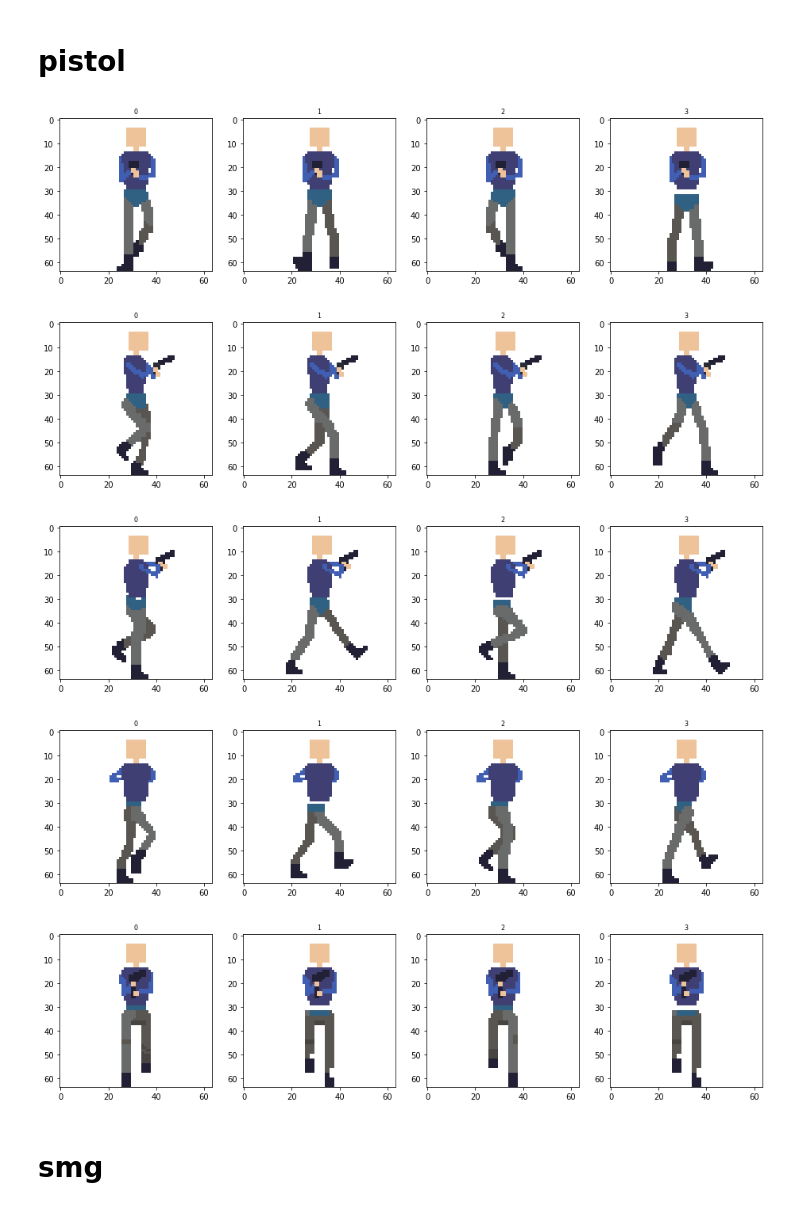
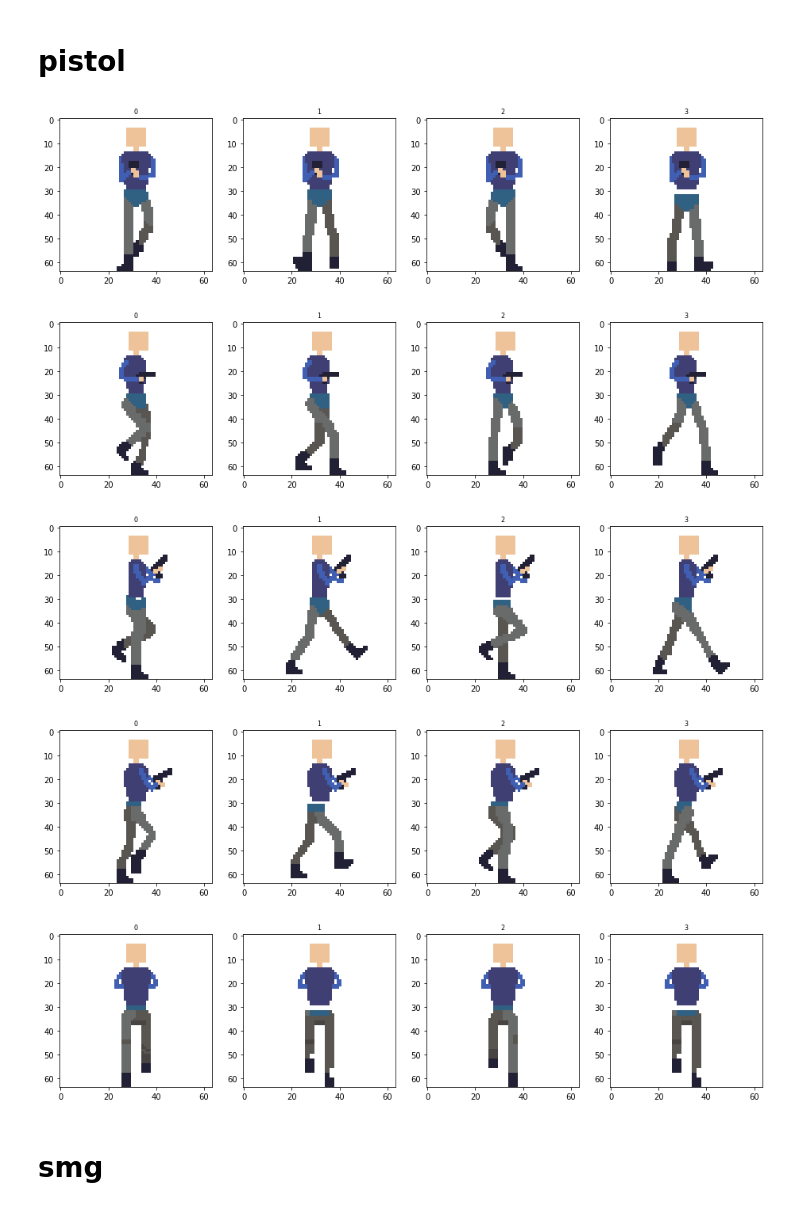
Before and after one commit to scrudgey/DJ2020-tools, a Jupyter notebook: sprite inspector.ipynb, the cells around one changed output. Drawn from its saved outputs; the diff is of its cells as text; code cells hidden in the pictures.

```diff
--- a/sprite inspector.ipynb
+++ b/sprite inspector.ipynb
@@ -49,18 +53,18 @@ def display_images(images: [PilImage], columns=5, width=20,
         plt.subplot(int(len(images) / columns + 1), columns, i + 1)
         plt.imshow(image)
         plt.title(i, fontsize=label_font_size)
+
+def gunwalk(sprites, gun_indexes=[0, 5, 10, 14, 18]):
+    walk_down = [combine(leg_sprites[i], sprites[gun_indexes[0]]) for i in [5, 6, 7, 8]]
+    walk_downright = [combine(leg_sprites[i], sprites[gun_indexes[1]]) for i in [9, 10, 11, 12]]
+    walk_right = [combine(leg_sprites[i], sprites[gun_indexes[2]]) for i in [13, 14, 15, 16]]
+    walk_rightup = [combine(leg_sprites[i], sprites[gun_indexes[3]]) for i in [17, 18, 19, 20]]
+    walk_up = [combine(leg_sprites[i], sprites[gun_indexes[4]]) for i in [21, 22, 23, 24]]
+    display_images(walk_down)
+    display_images(walk_downright)
+    display_images(walk_right)
+    display_images(walk_rightup)
+    display_images(walk_up)
-# %%
-def gunwalk(sprites):
-    walk_down = [combine(leg_sprites[i], sprites[0]) for i in [5, 6, 7, 8]]
-    walk_downright = [combine(leg_sprites[i], sprites[5]) for i in [9, 10, 11, 12]]
-    walk_right = [combine(leg_sprites[i], sprites[10]) for i in [13, 14, 15, 16]]
-    walk_rightup = [combine(leg_sprites[i], sprites[14]) for i in [17, 18, 19, 20]]
-    walk_up = [combine(leg_sprites[i], sprites[18]) for i in [21, 22, 23, 24]]
-    display_images(walk_down)
-    display_images(walk_downright)
-    display_images(walk_right)
-    display_images(walk_rightup)
-    display_images(walk_up)
 # %%
 path = os.path.join(CLOUD_PATH, SHEET_DIR)
 
@@ -90,13 +94,13 @@ display_images(combined_sprites)
 [figure]
 # %% [markdown]
 # pistol
-# %%
-gunwalk(pistol_sprites)
-# %% [output]
-[figure, removed]
-[figure, removed]
-[figure, removed]
-[figure, removed]
-[figure, removed]
+# %%
+gunwalk(pistol_sprites, gun_indexes=[0, 3, 6, 9, 12])
+# %% [output]
+[figure, added]
+[figure, added]
+[figure, added]
+[figure, added]
+[figure, added]
 # %% [markdown]
 # smg
```
Also changed, not shown: parts of 5 cells of this notebook.
